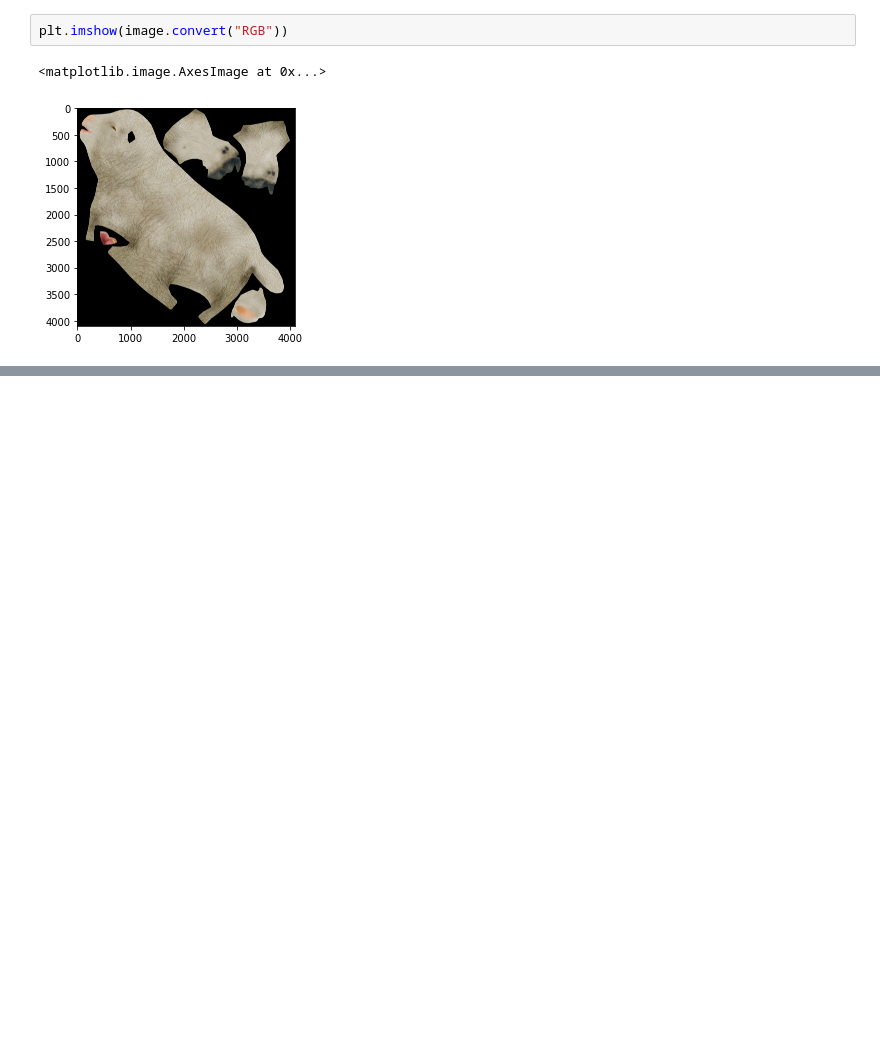
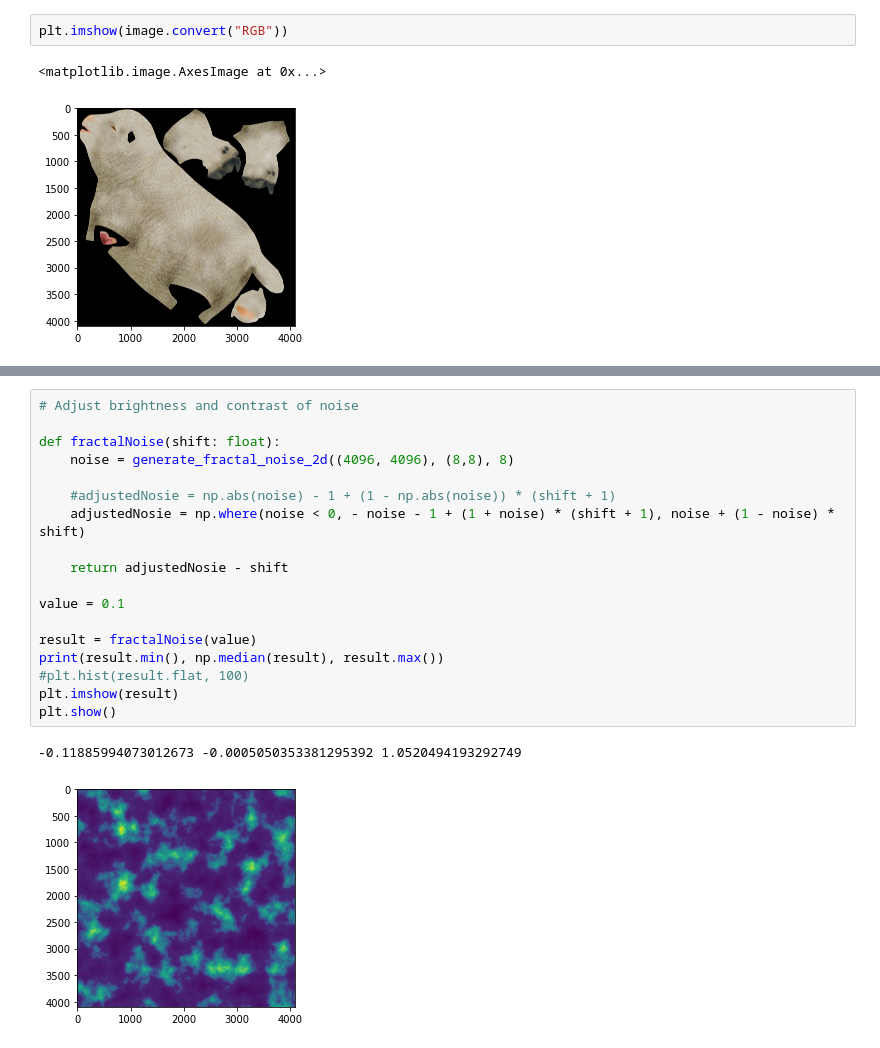
Before and after one commit to bjosttveit/masters-thesis, a Jupyter notebook: furtexture/texture_randomizer.ipynb, the cells around one changed output, grey strips where cells are left out. Drawn from its saved outputs; the diff is of its cells as text; blank space fills up the shorter version.

```diff
--- a/furtexture/texture_randomizer.ipynb
+++ b/furtexture/texture_randomizer.ipynb
@@ -73,0 +90,21 @@ plt.imshow(generate_fractal_noise_2d((1024, 1024), (2,2), 8))
+# %%
+# Adjust brightness and contrast of noise
+
+def fractalNoise(shift: float):
+    noise = generate_fractal_noise_2d((4096, 4096), (8,8), 8)
+
+    #adjustedNosie = np.abs(noise) - 1 + (1 - np.abs(noise)) * (shift + 1)
+    adjustedNosie = np.where(noise < 0, - noise - 1 + (1 + noise) * (shift + 1), noise + (1 - noise) * shift)
+
+    return adjustedNosie - shift
+
+value = 0.1
+
+result = fractalNoise(value)
+print(result.min(), np.median(result), result.max())
+#plt.hist(result.flat, 100)
+plt.imshow(result)
+plt.show()
+# %% [output]
+-0.11885994073012673 -0.0005050353381295392 1.0520494193292749
+[figure, added]
```
Also changed, not shown: parts of 4 cells of this notebook, 1 other file.
